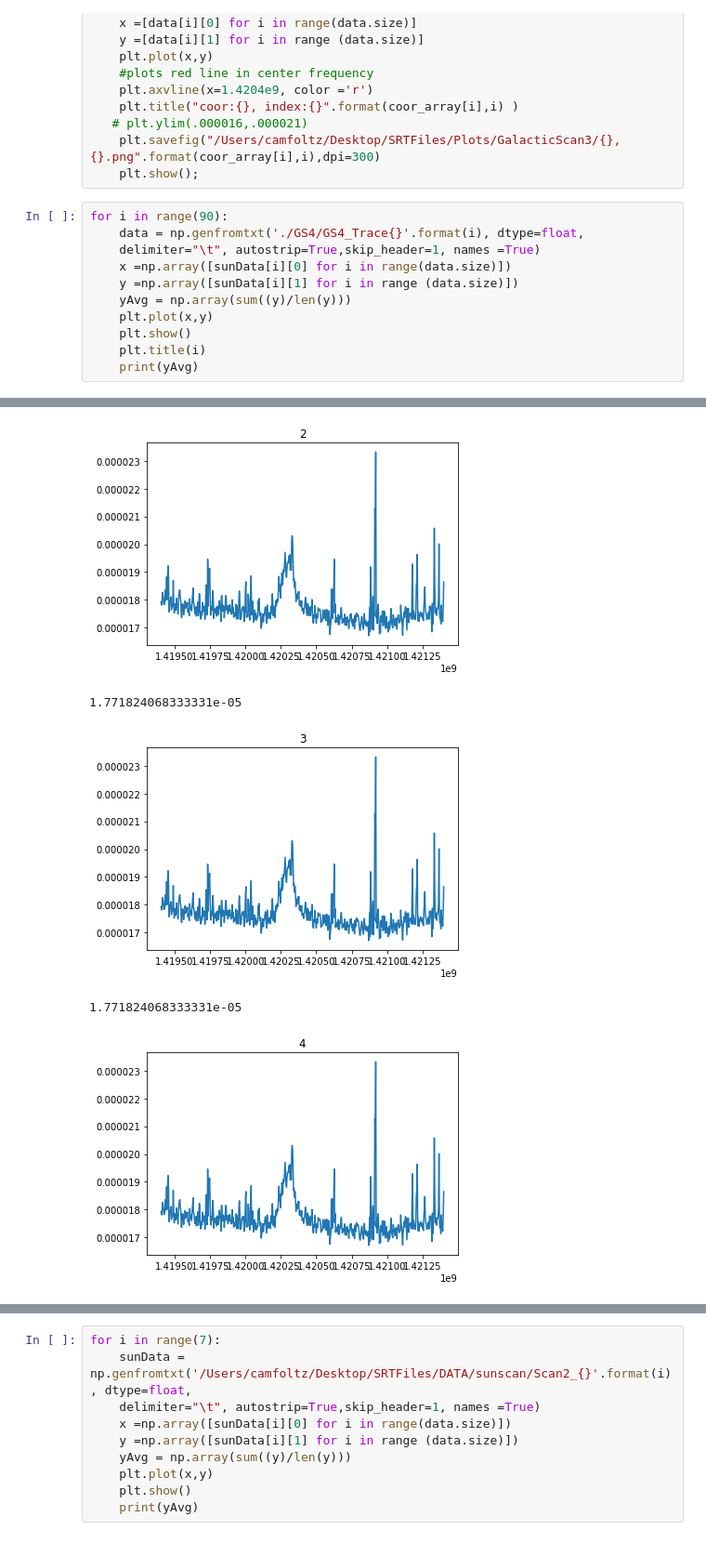
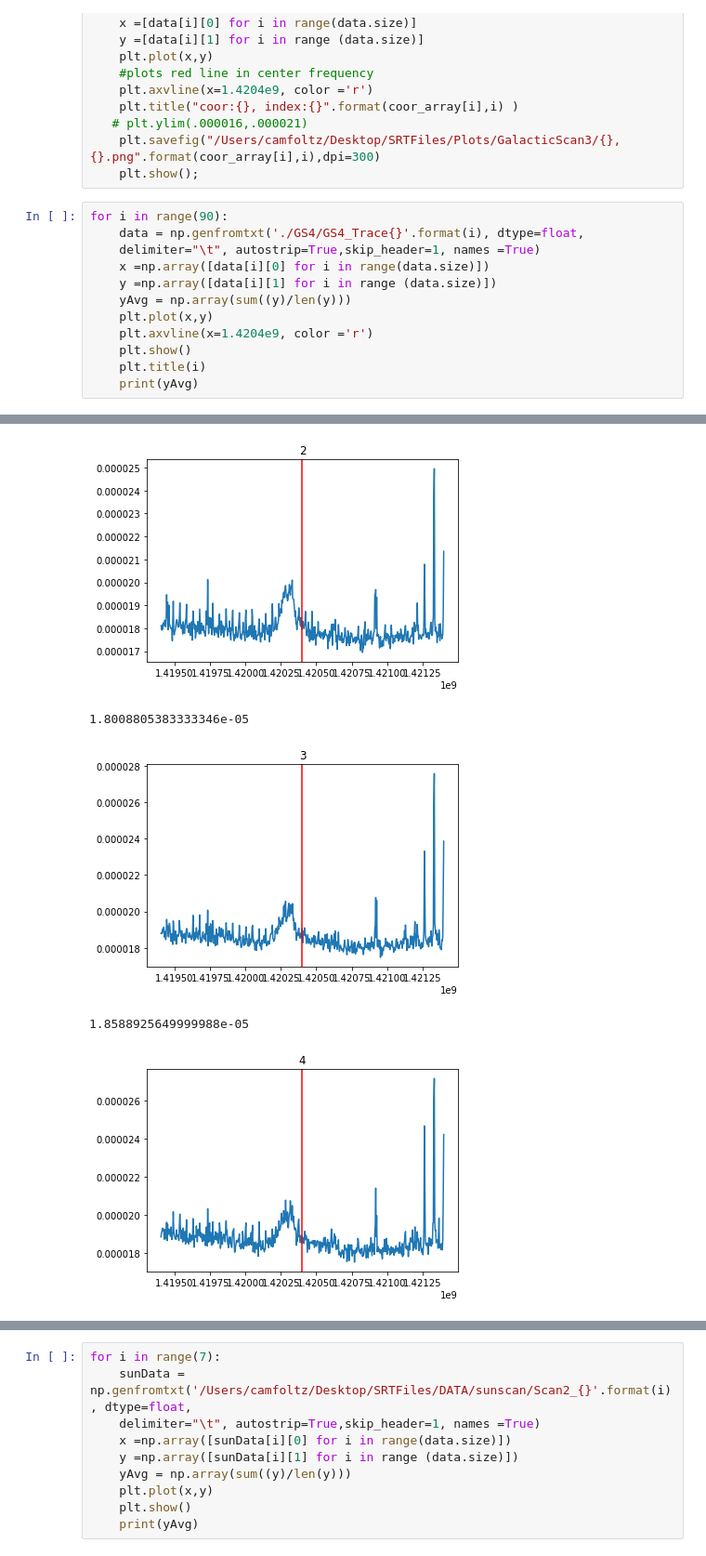
Before and after one commit to c-Foltz/DarkMatter, a Jupyter notebook: lib/PlotAllData.ipynb, the cells around one changed output, grey strips where cells are left out. Shown at 93% size. Drawn from its saved outputs; the diff is of its cells as text.

```diff
--- a/lib/PlotAllData.ipynb
+++ b/lib/PlotAllData.ipynb
@@ -41,10 +41,11 @@ for i in range(numfiles):
 for i in range(90):
     data = np.genfromtxt('./GS4/GS4_Trace{}'.format(i), dtype=float,
     delimiter="\t", autostrip=True,skip_header=1, names =True)
-    x =np.array([sunData[i][0] for i in range(data.size)])
-    y =np.array([sunData[i][1] for i in range (data.size)])
+    x =np.array([data[i][0] for i in range(data.size)])
+    y =np.array([data[i][1] for i in range (data.size)])
     yAvg = np.array(sum((y)/len(y)))
     plt.plot(x,y)
+    plt.axvline(x=1.4204e9, color ='r')
     plt.show()
     plt.title(i)
     print(yAvg)
@@ -58,5 +59,5 @@ for i in range(90):
-[figure, old version]
+[figure, new version]
-1.771824068333331e-05
+1.8008805383333346e-05
-[figure, old version]
+[figure, new version]
-1.771824068333331e-05
+1.8588925649999988e-05
-[figure, old version]
+[figure, new version]
```
Also changed, not shown: parts of 1 cell of this notebook.
